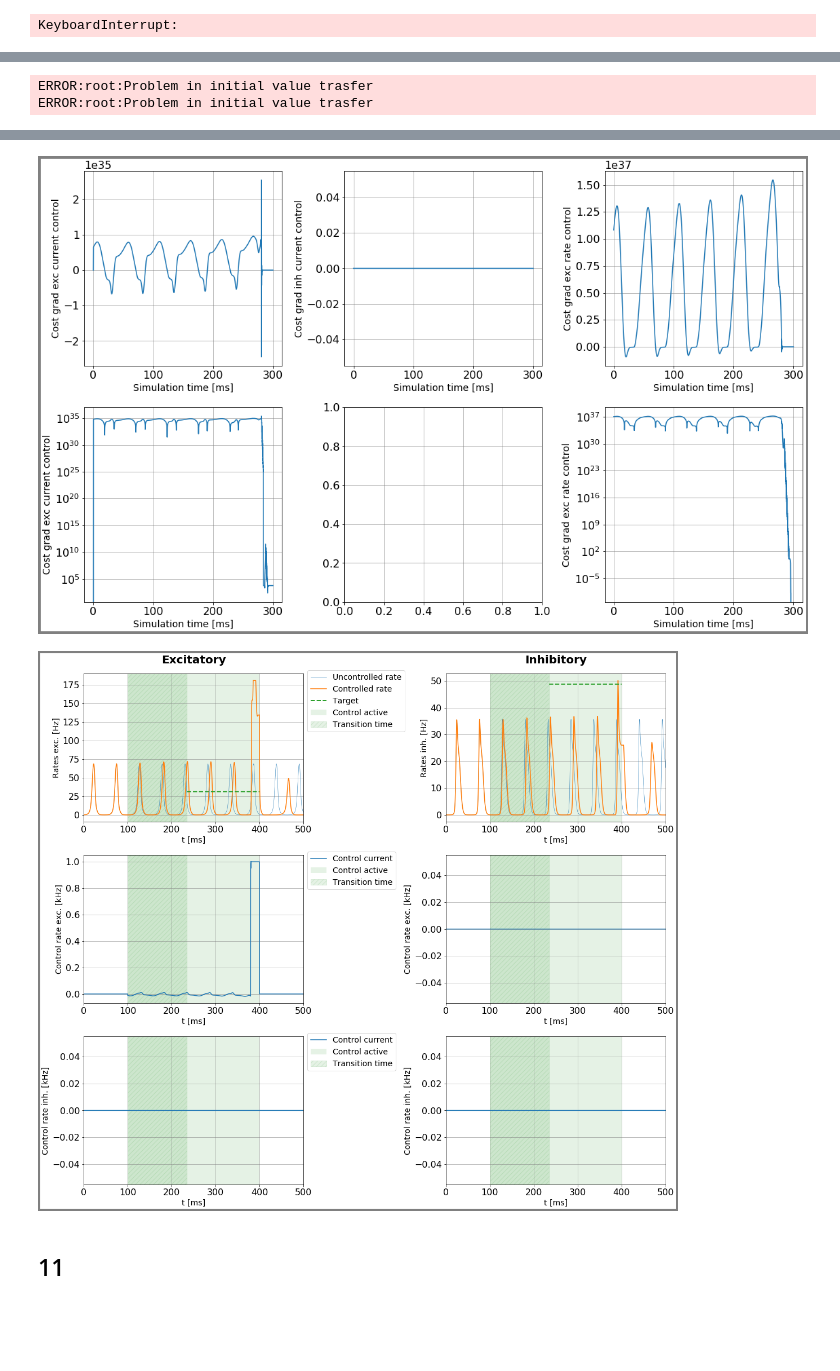
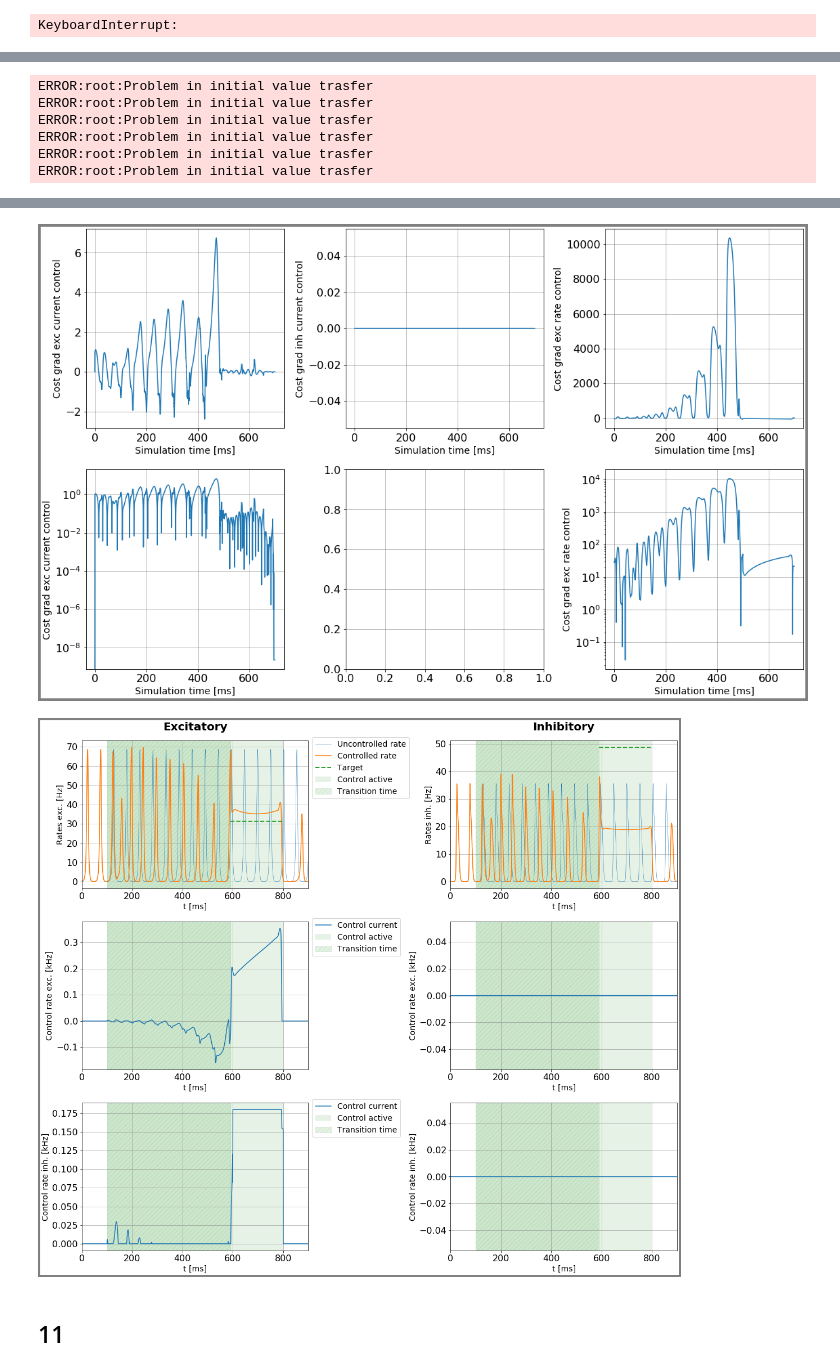
Before and after one commit to lenasal/neurolib, a Jupyter notebook: aln_control/target_1/E_a.ipynb, the cells around one changed output, grey strips where cells are left out. Cells and saved outputs as stored; diff of their text form; code cells hidden in the pictures; blank space fills up the shorter version.

```diff
--- a/aln_control/target_1/E_a.ipynb
+++ b/aln_control/target_1/E_a.ipynb
@@ -236,8 +236,8 @@ c_scheme[0,0] = 1.
 u_mat = np.identity(1)
 u_scheme = np.array([[1.]])
 
-trans_time_array = [0.45, 0.45, 0.45, 0.45, 0.45, 0.45, 0.45, 0.45, 0.45, 0.45,
-                    0.45, 0.45, 0.45, 0.45, 0.45, 0.45, 0.45, 0.45, 0.45, 0.45, 0.45 ]
+trans_time_array = np.zeros((20))
+trans_time_array[:] = 0.7
 
 sheet = "E_a_"
 
@@ -287,7 +287,7 @@ def setmaxmincontrol(cntrl_vars):
 # %%
 # B.0.a)
 
-dur = 300
+dur = 700
 dur_pre = 100
 dur_post = 100
 aln.params.duration = dur
@@ -777,23 +777,30 @@ KeyboardInterrupt:
 # %%
 case_ind = 9
 case = sheet + str(case_ind) + "b"
-cost.setParams(1.0, 1e3, 1e3)
+cost.setParams(1.0, 1e2, 1e2)
 cntrl_vars = c_var[case_ind]
 prec_vars = p_var[case_ind]
+
+trans_time = trans_time_array[case_ind]
+
+max_cntrl, min_cntrl = setmaxmincontrol(cntrl_vars)
 
 aln.params.duration = dur
 
 setinit(initVars)
-control0 = aln.getZeroControl()
-control0[0,0,2800:] = 5.
-#control0[0,2,150:180] = 0.18
+control0 = aln.getZeroControl()    #RUN  7 , total integrated cost =  128982.02484892776
+control0[0,0,5000:] = 0.2
+control0[0,2,5000:] = 0.18        # 119677.24938113941
 control2 = bestControlb[:,:,n_pre-1:-n_post+1]
+#control2[0,0,5000:] = 0.2
+#control2[0,2,5000:] = 0.18
+#control2[0,2,:5000] = 0.
 
-# "HS", "FR", "PR", "HZ"
-cgv = None
-mx_it = 10
+# "HS", "FR", "PR", "CD", "LS", "DY", "WYL", "HZ"
+cgv = "CD"
+max_it = 200
 
-bestControlb, bestStateb, costb, runtimeb, gradb = aln.A1(control0, target, c_scheme, u_mat, u_scheme,
+bestControlb, bestStateb, costb, runtimeb, gradb = aln.A1(control2, target, c_scheme, u_mat, u_scheme,
     max_iteration_ = max_it, tolerance_ = tol, startStep_ = start_step, max_control_ = max_cntrl,
     min_control_ = min_cntrl, t_sim_ = dur, t_sim_pre_ = dur_pre, t_sim_post_ = dur_post, CGVar = cgv,
     control_variables_ = cntrl_vars, prec_variables_ = prec_vars,
@@ -802,6 +809,8 @@ bestControlb, bestStateb, costb, runtimeb, gradb = aln.A1(control0, target, c_sc
 plotFunc.plot_gradient(gradb, dur, aln.params.dt, path, plot_vars = cntrl_vars)
 plotFunc.plot_control(aln, bestControlb, dur, dur_pre, dur_post, initVars, target,
                       path, filename_ = case, transition_time_ = trans_time )
+
+print(gradb[0,:,:3])
 # %% [output]
 set cost params
 interpolate adjoint :  True True True
@@ -810,2 +819,6 @@ Gradient descend method:  None
 ERROR:root:Problem in initial value trasfer
 ERROR:root:Problem in initial value trasfer
+ERROR:root:Problem in initial value trasfer
+ERROR:root:Problem in initial value trasfer
+ERROR:root:Problem in initial value trasfer
+ERROR:root:Problem in initial value trasfer
@@ -817,5 +839,5 @@ Problem in initial value trasfer:  Vmean_exc -56.498490837134106 -56.49855549756
-[figure, old version]
+[figure, new version]
-[figure, old version]
+[figure, new version]
 # %% [markdown]
 ## 11
 # %%
```
Also changed, not shown: parts of 2 cells of this notebook, 22 other files.
